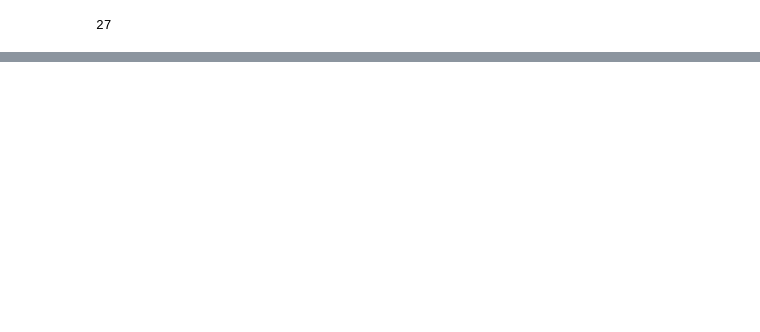
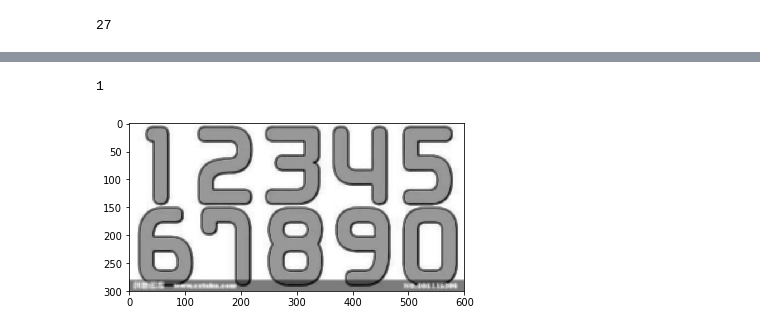
Before and after one commit to ElbertYili/learn_note, a Jupyter notebook: ml_cnn/opencv/图像边缘检测.ipynb, the cells around one changed output, grey strips where cells are left out. Drawn from its saved outputs; the diff is of its cells as text; code cells hidden in the pictures; blank space fills up the shorter version.

```diff
--- a/ml_cnn/opencv/图像边缘检测.ipynb
+++ b/ml_cnn/opencv/图像边缘检测.ipynb
@@ -97,0 +112,24 @@ cv2.waitKey()
+# %%
+frame = cv2.imread('/Users/elbert/Documents/personal/learn_note/ml_cnn/opencv/chushuzi.jpg')
+gray = cv2.cvtColor(frame, cv2.COLOR_BGR2GRAY)
+blurred = cv2.blur(gray, (5, 5))
+# (_, thresh) = cv2.threshold(blurred, 200, 255, cv2.THRESH_BINARY)
+edged = cv2.Canny(gray, 20, 160)
+(_, thresh) = cv2.threshold(blurred, 90, 255, cv2.THRESH_BINARY)
+
+(cnts, _) = cv2.findContours(gray.copy(), cv2.RETR_EXTERNAL, cv2.CHAIN_APPROX_SIMPLE)[-2:]
+cnts = sorted([(c, cv2.boundingRect(c)[0]) for c in cnts], key = lambda x: x[1])
+print(len(cnts))
+# loop over the contours
+for (c, _) in cnts:
+    (x, y, w, h) = cv2.boundingRect(c)
+    if (h > 50):
+        cv2.rectangle(gray, (x, y), (x + w, y + h), (0, 155, 0), 2)
+        cropImg = gray[y:y+h, x:x+w]
+        cv2.imwrite('cutImg.jpg', cropImg)
+        reimg = cv2.resize(cropImg,(32,32),interpolation=cv2.INTER_CUBIC)
+plt.imshow(blurred, cmap='gray')
+plt.show()
+# %% [output]
+1
+[figure, added]
```
Also changed, not shown: parts of 6 cells of this notebook, 3 other files.
